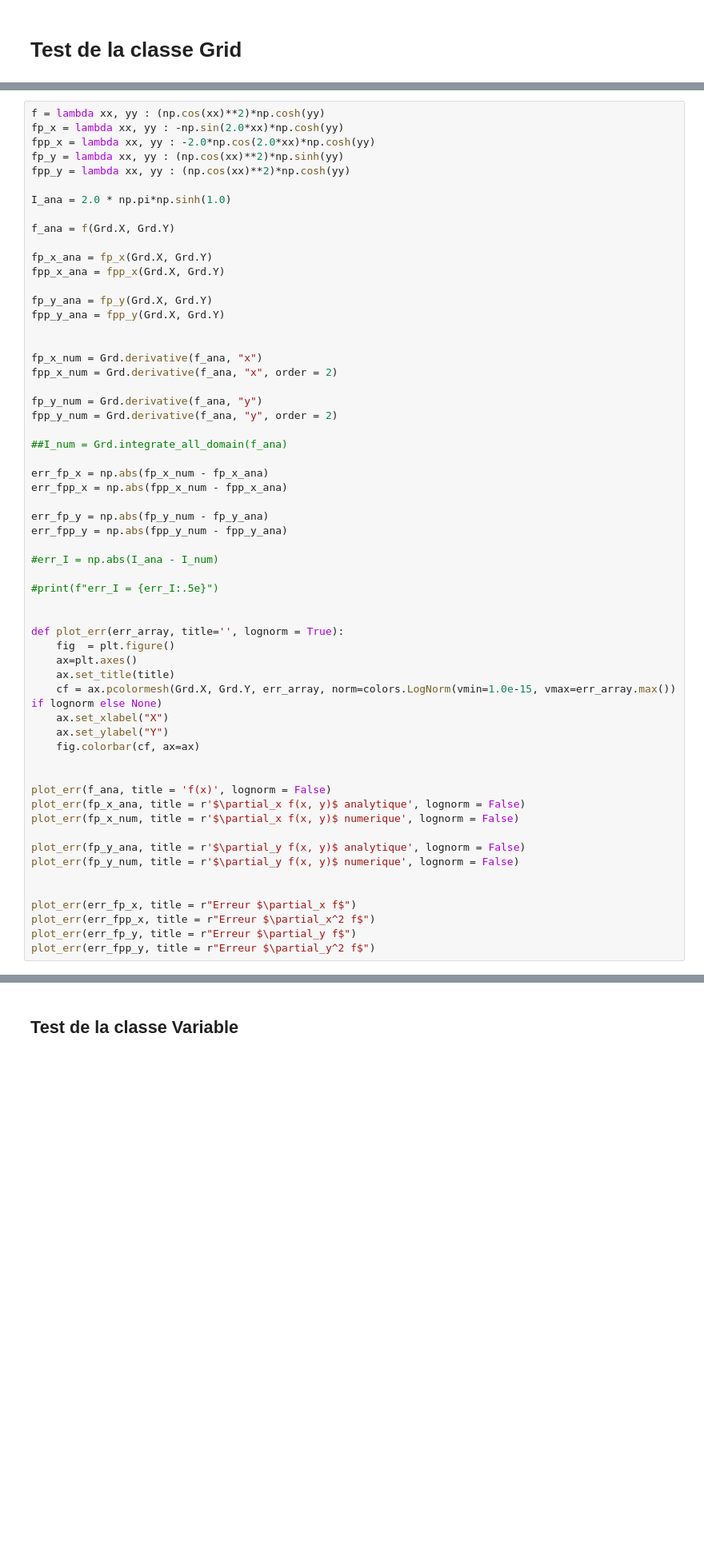
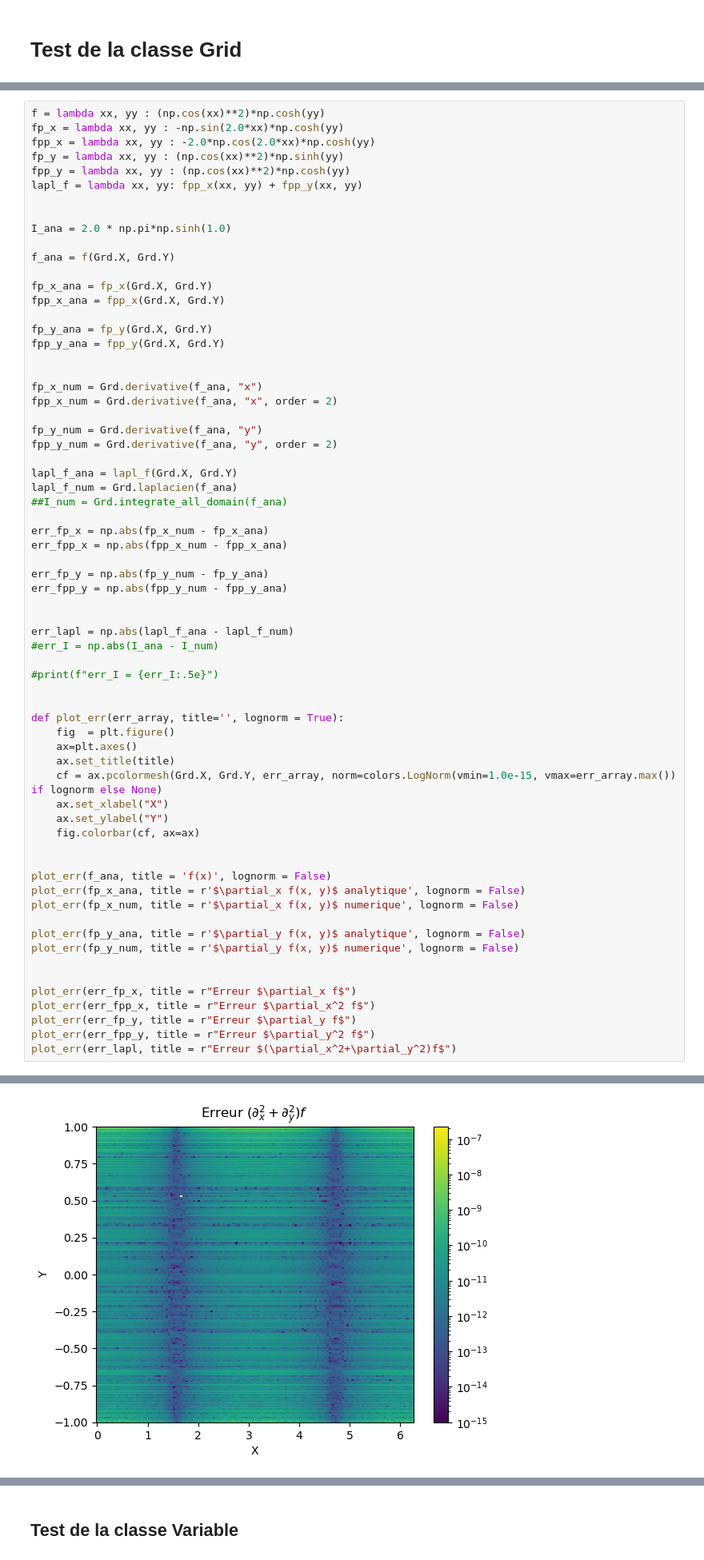
Before and after one commit to personne30003/pyTQG, a Jupyter notebook: Tests_notebooks/Grid_State_test.ipynb, the cells around one changed output, grey strips where cells are left out. Shown at 80% size. Cells and saved outputs as stored; diff of their text form; blank space fills up the shorter version.

```diff
--- a/Tests_notebooks/Grid_State_test.ipynb
+++ b/Tests_notebooks/Grid_State_test.ipynb
@@ -69,6 +70,8 @@ fp_x = lambda xx, yy : -np.sin(2.0*xx)*np.cosh(yy)
 fpp_x = lambda xx, yy : -2.0*np.cos(2.0*xx)*np.cosh(yy)
 fp_y = lambda xx, yy : (np.cos(xx)**2)*np.sinh(yy)
 fpp_y = lambda xx, yy : (np.cos(xx)**2)*np.cosh(yy)
+lapl_f = lambda xx, yy: fpp_x(xx, yy) + fpp_y(xx, yy)
+
 
 I_ana = 2.0 * np.pi*np.sinh(1.0)
 
@@ -87,6 +90,8 @@ fpp_x_num = Grd.derivative(f_ana, "x", order = 2)
 fp_y_num = Grd.derivative(f_ana, "y")
 fpp_y_num = Grd.derivative(f_ana, "y", order = 2)
 
+lapl_f_ana = lapl_f(Grd.X, Grd.Y)
+lapl_f_num = Grd.laplacien(f_ana)
 ##I_num = Grd.integrate_all_domain(f_ana)
 
 err_fp_x = np.abs(fp_x_num - fp_x_ana)
@@ -95,6 +100,8 @@ err_fpp_x = np.abs(fpp_x_num - fpp_x_ana)
 err_fp_y = np.abs(fp_y_num - fp_y_ana)
 err_fpp_y = np.abs(fpp_y_num - fpp_y_ana)
 
+
+err_lapl = np.abs(lapl_f_ana - lapl_f_num)
 #err_I = np.abs(I_ana - I_num)
 
 #print(f"err_I = {err_I:.5e}")
@@ -105,33 +112,35 @@ def plot_err(err_array, title='', lognorm = True):
     ax=plt.axes()
     ax.set_title(title)
     cf = ax.pcolormesh(Grd.X, Grd.Y, err_array, norm=colors.LogNorm(vmin=1.0e-15, vmax=err_array.max()) if lognorm else None)
     ax.set_xlabel("X")
     ax.set_ylabel("Y")
     fig.colorbar(cf, ax=ax)
 
 
 plot_err(f_ana, title = 'f(x)', lognorm = False)
 plot_err(fp_x_ana, title = r'$\partial_x f(x, y)$ analytique', lognorm = False)
 plot_err(fp_x_num, title = r'$\partial_x f(x, y)$ numerique', lognorm = False)
 
 plot_err(fp_y_ana, title = r'$\partial_y f(x, y)$ analytique', lognorm = False)
 plot_err(fp_y_num, title = r'$\partial_y f(x, y)$ numerique', lognorm = False)
 
 
 plot_err(err_fp_x, title = r"Erreur $\partial_x f$")
 plot_err(err_fpp_x, title = r"Erreur $\partial_x^2 f$")
 plot_err(err_fp_y, title = r"Erreur $\partial_y f$")
 plot_err(err_fpp_y, title = r"Erreur $\partial_y^2 f$")
+plot_err(err_lapl, title = r"Erreur $(\partial_x^2+\partial_y^2)f$")
 # %% [output]
 [figure]
 [figure]
 [figure]
 [figure]
 [figure]
 [figure]
 [figure]
 [figure]
 [figure]
+[figure, added]
 # %%
 I_num = Grd.integrate_all_domain(f_ana)
 err_I = np.abs(I_ana - I_num)
```
Also changed, not shown: parts of 21 cells of this notebook, 9 other files.
